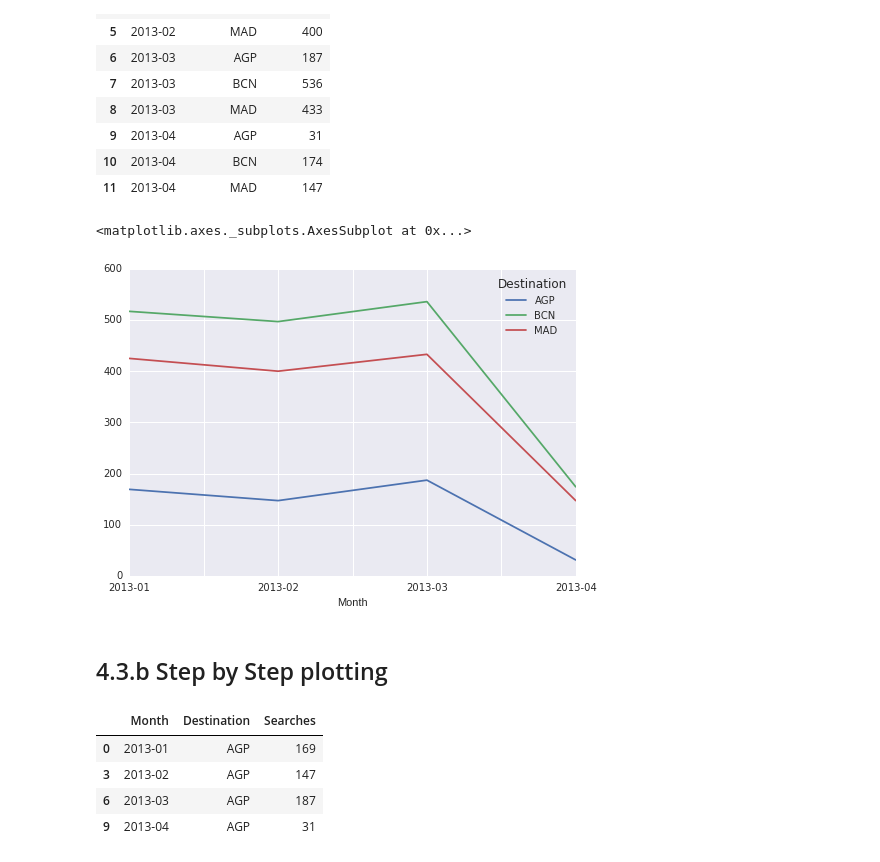
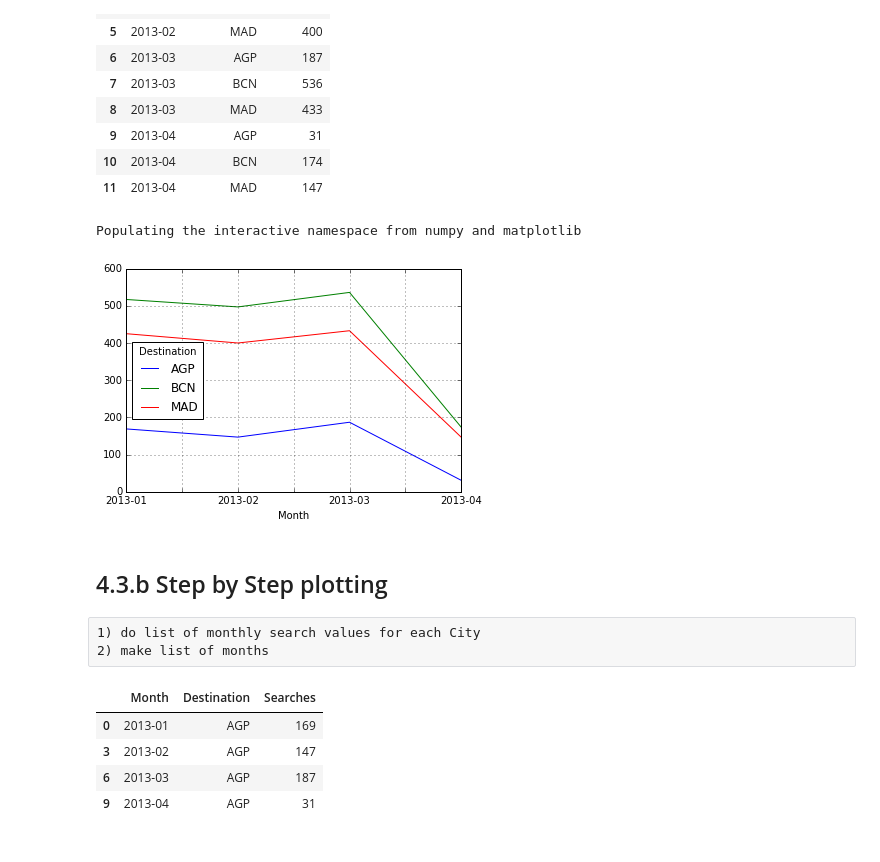
Before and after one commit to IgorAramb/DS_Master_A1_Chall, a Jupyter notebook: ch_03.ipynb, the cells around one changed output. Drawn from its saved outputs; the diff is of its cells as text; code cells hidden in the pictures.

```diff
--- a/ch_03.ipynb
+++ b/ch_03.ipynb
@@ -386,16 +456,16 @@ gr1
 | 10 | 2013-04 | BCN | 174 |
 | 11 | 2013-04 | MAD | 147 |
 # %%
-#%pylab inline
+%pylab inline
 
 import numpy as np
 import matplotlib.pyplot as plt
-# %matplotlib inline ne znam jel ovo treba
+#%matplotlib inline #ne znam jel ovo treba
 #import seaborn as sns
-gr1.pivot('Month','Destination','Searches').plot(grid=True)
+_=gr1.pivot('Month','Destination','Searches').plot(grid=True)
 #Date, Items, Values
 # %% [output]
-<matplotlib.axes._subplots.AxesSubplot at 0x...>
+Populating the interactive namespace from numpy and matplotlib
-[figure, old version]
+[figure, new version]
 # %% [markdown]
 ## 4.3.b Step by Step plotting
@@ -405,3 +472,6 @@ gr1.pivot('Month','Destination','Searches').plot(grid=True)
+# %% [raw]
+1) do list of monthly search values for each City
+2) make list of months
 # %%
 gr1[gr1['Destination']=='AGP']
 # %% [output]
```
Also changed, not shown: parts of 38 cells of this notebook, 4 other files.
